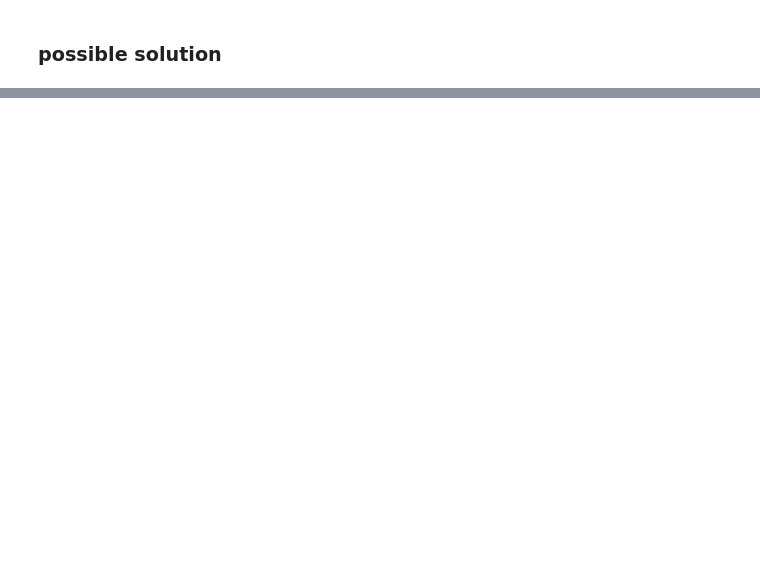
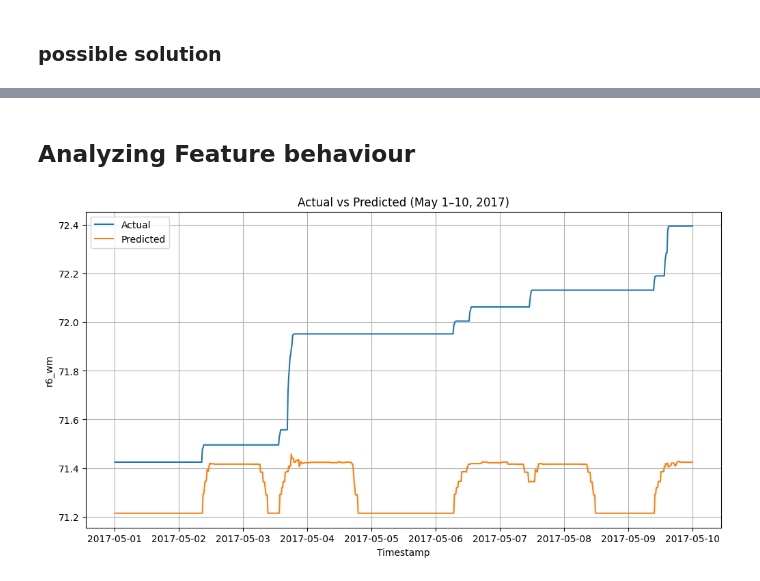
Before and after one commit to roushansr/Energy_Management, a Jupyter notebook: Codebook.ipynb, the cells around one changed output, grey strips where cells are left out. Drawn from its saved outputs; the diff is of its cells as text; code cells hidden in the pictures; blank space fills up the shorter version.

```diff
--- a/Codebook.ipynb
+++ b/Codebook.ipynb
@@ -509,0 +535,29 @@ Name: y, dtype: float64
+# %% [markdown]
+## Analyzing Feature behaviour
+# %%
+# Narrow down the test range to zoom in on the jump period
+
+analysis_start = pd.Timestamp("2017-05-01")
+analysis_end = pd.Timestamp("2017-05-10")
+
+analysis_data = test_data[
+    (test_data['cet_cest_timestamp'] >= analysis_start) &
+    (test_data['cet_cest_timestamp'] <= analysis_end)
+].copy()
+
+analysis_data['y_true'] = y_test.loc[analysis_data.index]
+analysis_data['y_pred'] = y_pred  # ensure y_pred is aligned
+# %%
+
+
+plt.figure(figsize=(12, 6))
+plt.plot(analysis_data['cet_cest_timestamp'], analysis_data['y_true'], label='Actual')
+plt.plot(analysis_data['cet_cest_timestamp'], analysis_data['y_pred'], label='Predicted')
+plt.title('Actual vs Predicted (May 1–10, 2017)')
+plt.xlabel('Timestamp')
+plt.ylabel('r6_wm')
+plt.legend()
+plt.grid(True)
+plt.show()
+# %% [output]
+[figure, added]
```
Also changed, not shown: parts of 58 cells of this notebook.
